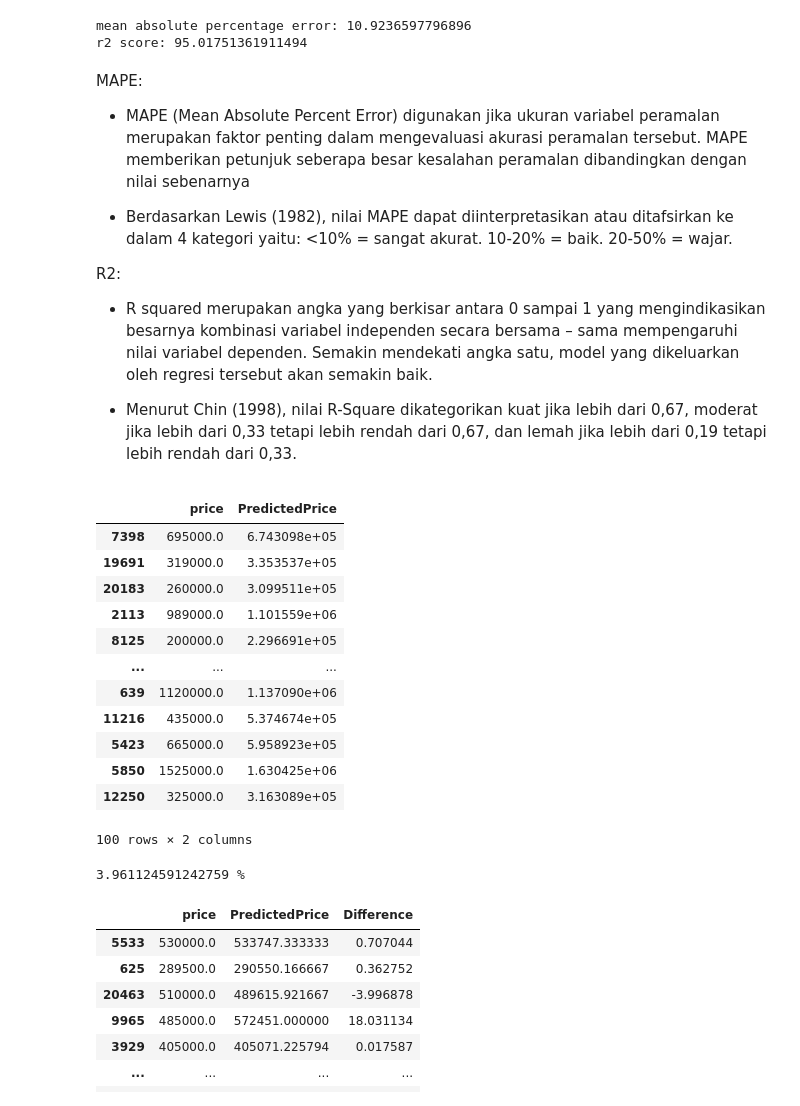
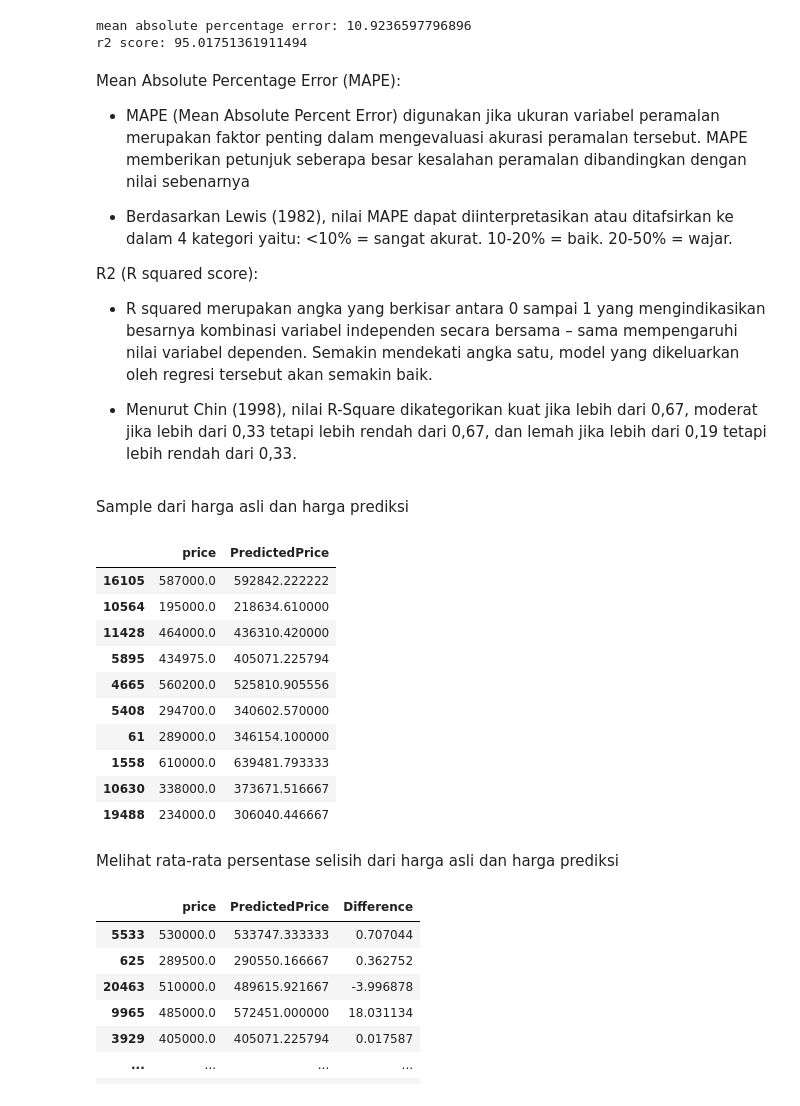
Before and after one commit to GilangAgungS/house-prediction-fix1, a Jupyter notebook: latian_PrediksiHargaRumah (1).ipynb, the cells around one changed output. Cells and saved outputs as stored; diff of their text form; code cells hidden in the pictures.

```diff
--- a/latian_PrediksiHargaRumah (1).ipynb
+++ b/latian_PrediksiHargaRumah (1).ipynb
@@ -682,0 +667,6 @@ Name: price, Length: 6484, dtype: float64
+# %%
+#menggunakan model linear regression
+from sklearn.linear_model import LinearRegression
+
+linReg = LinearRegression()
+linReg.fit(X_train, y_train)
@@ -682,0 +679,3 @@ Name: price, Length: 6484, dtype: float64
+# %%
+linReg.fit(X_test, y_test)
+print('akurasi dengan data test:', linReg.score(X_test, y_test)*100)
@@ -682,0 +686,6 @@ Name: price, Length: 6484, dtype: float64
+# %%
+#menggunakan model gradient boosting regressor
+from sklearn.ensemble import GradientBoostingRegressor
+
+GBR = GradientBoostingRegressor(random_state=50, n_estimators=300)
+GBR.fit(X_train, y_train)
@@ -682,0 +698,3 @@ Name: price, Length: 6484, dtype: float64
+# %%
+GBR.fit(X_test, y_test)
+print('akurasi dengan data test:', GBR.score(X_test, y_test)*100)
@@ -740,44 +768,38 @@ print("r2 score:", r2_score(y_test, RFG.predict(X_test))*100)
 mean absolute percentage error: 10.9236597796896
 r2 score: 95.01751361911494
 # %% [markdown]
-MAPE:
+Mean Absolute Percentage Error (MAPE):
 - MAPE (Mean Absolute Percent Error) digunakan jika ukuran variabel peramalan merupakan faktor penting dalam mengevaluasi akurasi peramalan tersebut. MAPE memberikan petunjuk seberapa besar kesalahan peramalan dibandingkan dengan nilai sebenarnya
 
 - Berdasarkan Lewis (1982), nilai MAPE dapat diinterpretasikan atau ditafsirkan ke dalam 4 kategori yaitu: <10% = sangat akurat. 10-20% = baik. 20-50% = wajar.
 
 
-R2:
+R2 (R squared score):
 - R squared merupakan angka yang berkisar antara 0 sampai 1 yang mengindikasikan besarnya kombinasi variabel independen secara bersama – sama mempengaruhi nilai variabel dependen. Semakin mendekati angka satu, model yang dikeluarkan oleh regresi tersebut akan semakin baik.
 
 - Menurut Chin (1998), nilai R-Square dikategorikan kuat jika lebih dari 0,67, moderat jika lebih dari 0,33 tetapi lebih rendah dari 0,67, dan lemah jika lebih dari 0,19 tetapi lebih rendah dari 0,33.
+# %% [markdown]
+Sample dari harga asli dan harga prediksi
 # %%
 # Select the best Model and Measure Performance
 y_pred = RFG.predict(X_test)
 y_df = pd.DataFrame(y_test)
 y_df['PredictedPrice']=y_pred
-y_df.sample(100)
+y_df.sample(10)
 # %% [output]
 |  | price | PredictedPrice |
-| 7398 | 695000.0 | 6.743098e+05 |
-| 19691 | 319000.0 | 3.353537e+05 |
-| 20183 | 260000.0 | 3.099511e+05 |
-| 2113 | 989000.0 | 1.101559e+06 |
-| 8125 | 200000.0 | 2.296691e+05 |
-| ... | ... | ... |
-| 639 | 1120000.0 | 1.137090e+06 |
-| 11216 | 435000.0 | 5.374674e+05 |
-| 5423 | 665000.0 | 5.958923e+05 |
-| 5850 | 1525000.0 | 1.630425e+06 |
-| 12250 | 325000.0 | 3.163089e+05 |
+| 16105 | 587000.0 | 592842.222222 |
+| 10564 | 195000.0 | 218634.610000 |
+| 11428 | 464000.0 | 436310.420000 |
+| 5895 | 434975.0 | 405071.225794 |
+| 4665 | 560200.0 | 525810.905556 |
+| 5408 | 294700.0 | 340602.570000 |
+| 61 | 289000.0 | 346154.100000 |
+| 1558 | 610000.0 | 639481.793333 |
+| 10630 | 338000.0 | 373671.516667 |
+| 19488 | 234000.0 | 306040.446667 |
-100 rows × 2 columns
-# %%
-#melihat rata-rata persentase selisih antara price dan PredictedPrice
-y_df['Difference'] = (y_df['PredictedPrice']-y_df['price'])
-y_df['Difference'] = y_df['Difference']/y_df['price']*100
-selisih = y_df['Difference'].mean()
-print(selisih, '%')
-# %% [output]
-3.961124591242759 %
+# %% [markdown]
+Melihat rata-rata persentase selisih dari harga asli dan harga prediksi
 # %%
 y_df
 # %% [output]
```
Also changed, not shown: parts of 49 cells of this notebook.
